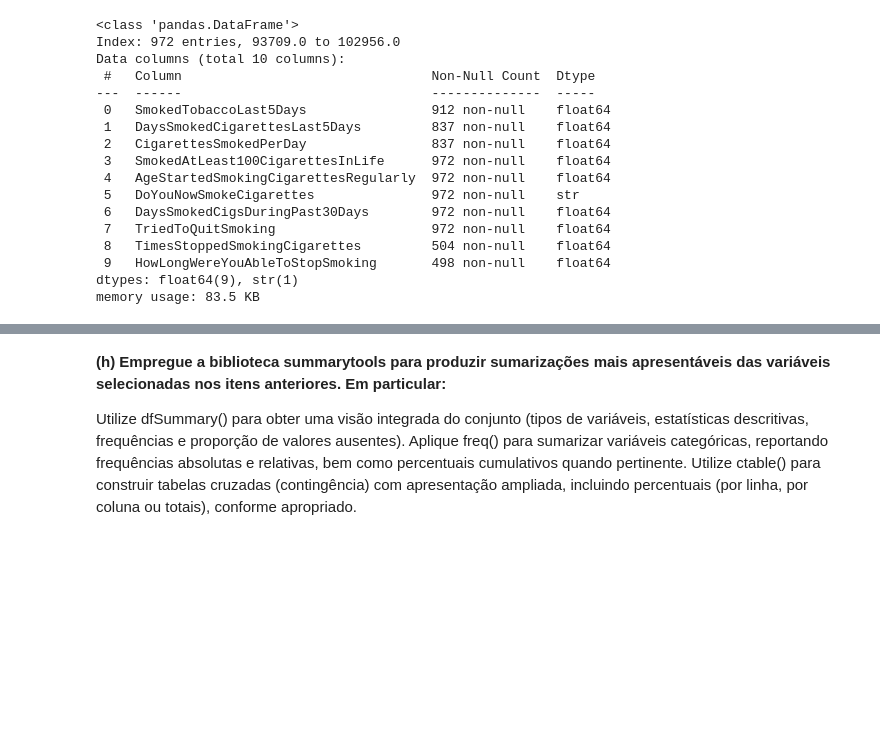
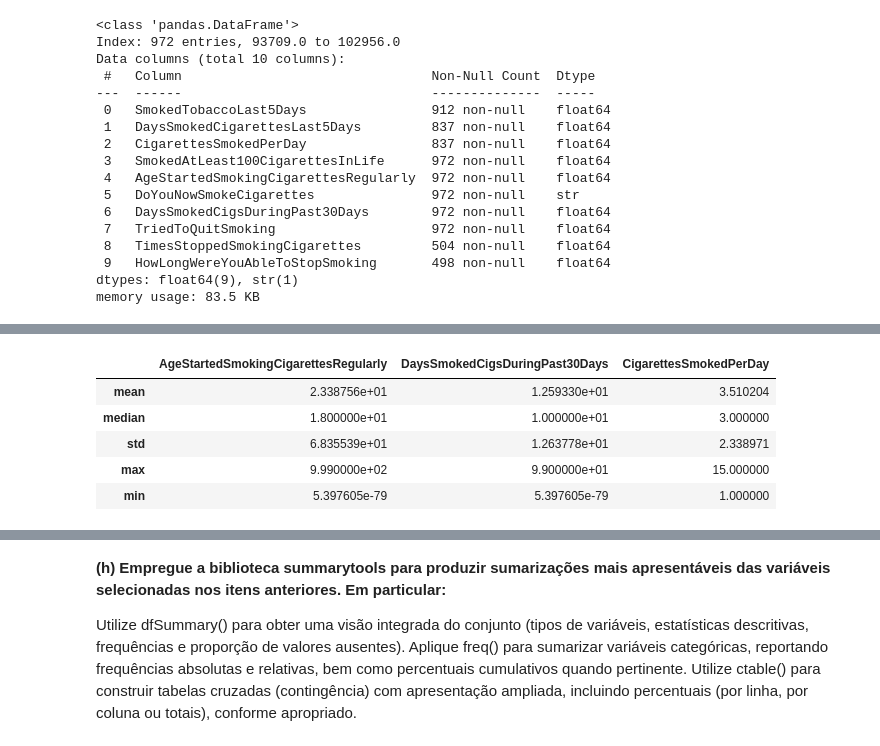
Before and after one commit to Racciatti/aprendizado_supervisionado, a Jupyter notebook: Code/EDA.ipynb, the cells around one changed output, grey strips where cells are left out. Saved outputs shown, nothing was run; the diff lists cells and outputs as text; code cells hidden in the pictures; blank space fills up the shorter version.

```diff
--- a/Code/EDA.ipynb
+++ b/Code/EDA.ipynb
@@ -364,0 +446,3 @@ Obtenha as correspondentes frequências relativas.
+# %%
+selected_variables = 'AgeStartedSmokingCigarettesRegularly DaysSmokedCigsDuringPast30Days CigarettesSmokedPerDay DaysSmokedCigarettesLast5Days'.split()
+df1 = selected_samples_df[selected_variables]
@@ -373,0 +649,3 @@ Obtenha as correspondentes frequências relativas.
+# %%
+light_smokers_df.drop(columns=['DoYouNowSmokeCigarettes'],inplace=True)
+heavy_smokers_df.drop(columns=['DoYouNowSmokeCigarettes'],inplace=True)
@@ -373,0 +678,46 @@ Obtenha as correspondentes frequências relativas.
+# %%
+stats_heavy_smokers = {}
+stats_light_smokers = {}
+
+
+
+for var_name in heavy_smokers_df:
+    stats_light_smokers[var_name] = {}
+    stats_light_smokers[var_name]['mean']      = light_smokers_df[var_name].mean()
+    stats_light_smokers[var_name]['median']    = light_smokers_df[var_name].median()
+    stats_light_smokers[var_name]['std']       = light_smokers_df[var_name].std()
+    stats_light_smokers[var_name]['max']       = light_smokers_df[var_name].max()
+    stats_light_smokers[var_name]['min']       = light_smokers_df[var_name].min()
+    stats_light_smokers[var_name]['amplitude'] = light_smokers_df[var_name].min()
+    stats_light_smokers[var_name]['Q1']        = light_smokers_df[var_name].quantile(0.25)
+    stats_light_smokers[var_name]['Q2']        = light_smokers_df[var_name].quantile(0.5)
+    stats_light_smokers[var_name]['Q3']        = light_smokers_df[var_name].quantile(0.75)
+    stats_light_smokers[var_name]['z-score']   = stats_light_smokers[var_name]['std'] / stats[var_name]['mean']
+    stats_light_smokers[var_name]['IQR']       = stats_light_smokers[var_name]['Q3'] - stats[var_name]['Q1']
+
+
+    stats_heavy_smokers[var_name] = {}
+    stats_heavy_smokers[var_name]['mean']      = heavy_smokers_df[var_name].mean()
+    stats_heavy_smokers[var_name]['median']    = heavy_smokers_df[var_name].median()
+    stats_heavy_smokers[var_name]['std']       = heavy_smokers_df[var_name].std()
+    stats_heavy_smokers[var_name]['max']       = heavy_smokers_df[var_name].max()
+    stats_heavy_smokers[var_name]['min']       = heavy_smokers_df[var_name].min()
+    stats_heavy_smokers[var_name]['amplitude'] = heavy_smokers_df[var_name].min()
+    stats_heavy_smokers[var_name]['Q1']        = heavy_smokers_df[var_name].quantile(0.25)
+    stats_heavy_smokers[var_name]['Q2']        = heavy_smokers_df[var_name].quantile(0.5)
+    stats_heavy_smokers[var_name]['Q3']        = heavy_smokers_df[var_name].quantile(0.75)
+    stats_heavy_smokers[var_name]['z-score']   = stats_heavy_smokers[var_name]['std'] / stats[var_name]['mean']
+    stats_heavy_smokers[var_name]['IQR']       = stats_heavy_smokers[var_name]['Q3'] - stats[var_name]['Q1']
+
+
+light_smokers_stats = pd.DataFrame(stats_light_smokers)
+heavy_smokers_stats = pd.DataFrame(stats_heavy_smokers)
+# %%
+light_smokers_stats.head()
+# %% [output]
+|  | AgeStartedSmokingCigarettesRegularly | DaysSmokedCigsDuringPast30Days | CigarettesSmokedPerDay |
+| mean | 2.338756e+01 | 1.259330e+01 | 3.510204 |
+| median | 1.800000e+01 | 1.000000e+01 | 3.000000 |
+| std | 6.835539e+01 | 1.263778e+01 | 2.338971 |
+| max | 9.990000e+02 | 9.900000e+01 | 15.000000 |
+| min | 5.397605e-79 | 5.397605e-79 | 1.000000 |
```
Also changed, not shown: parts of 43 cells of this notebook.
